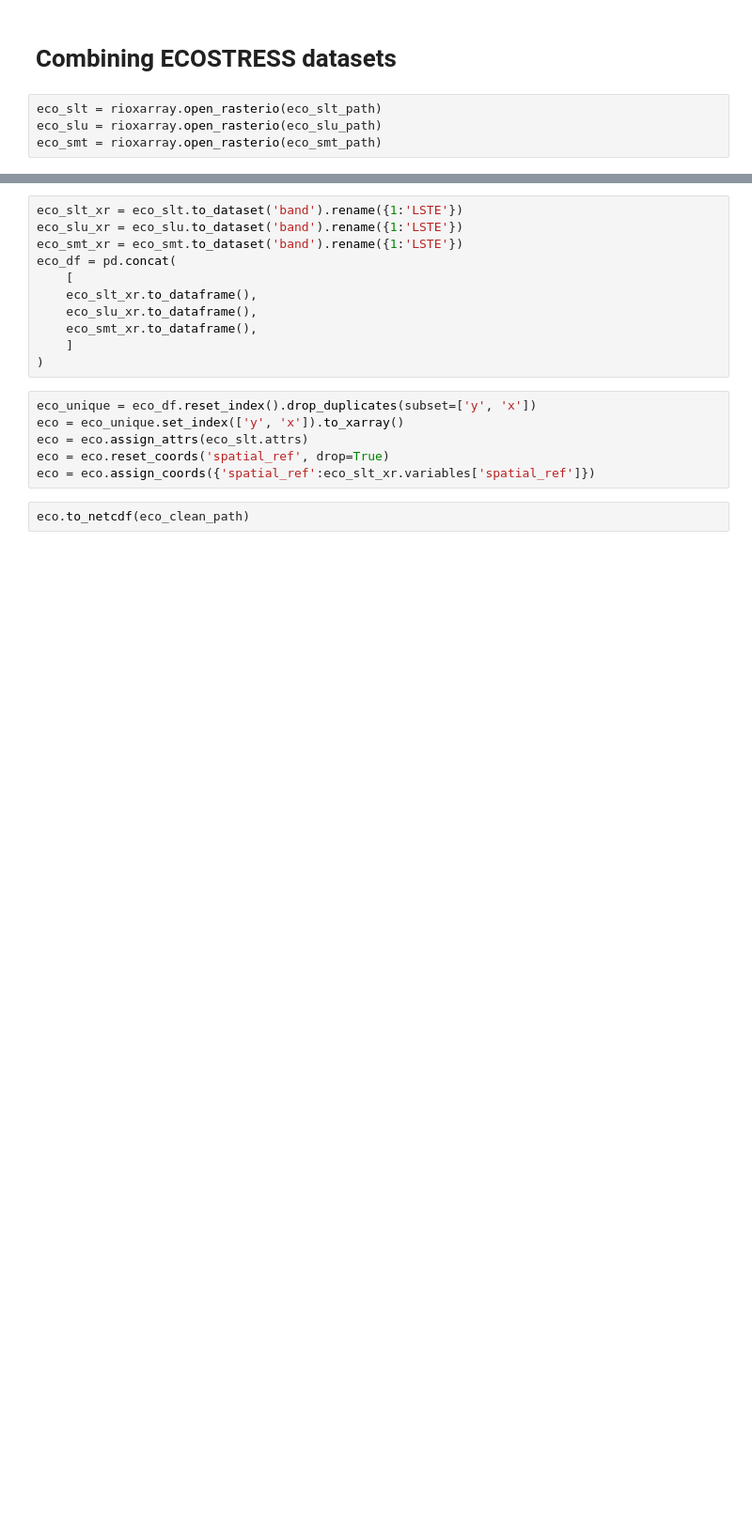
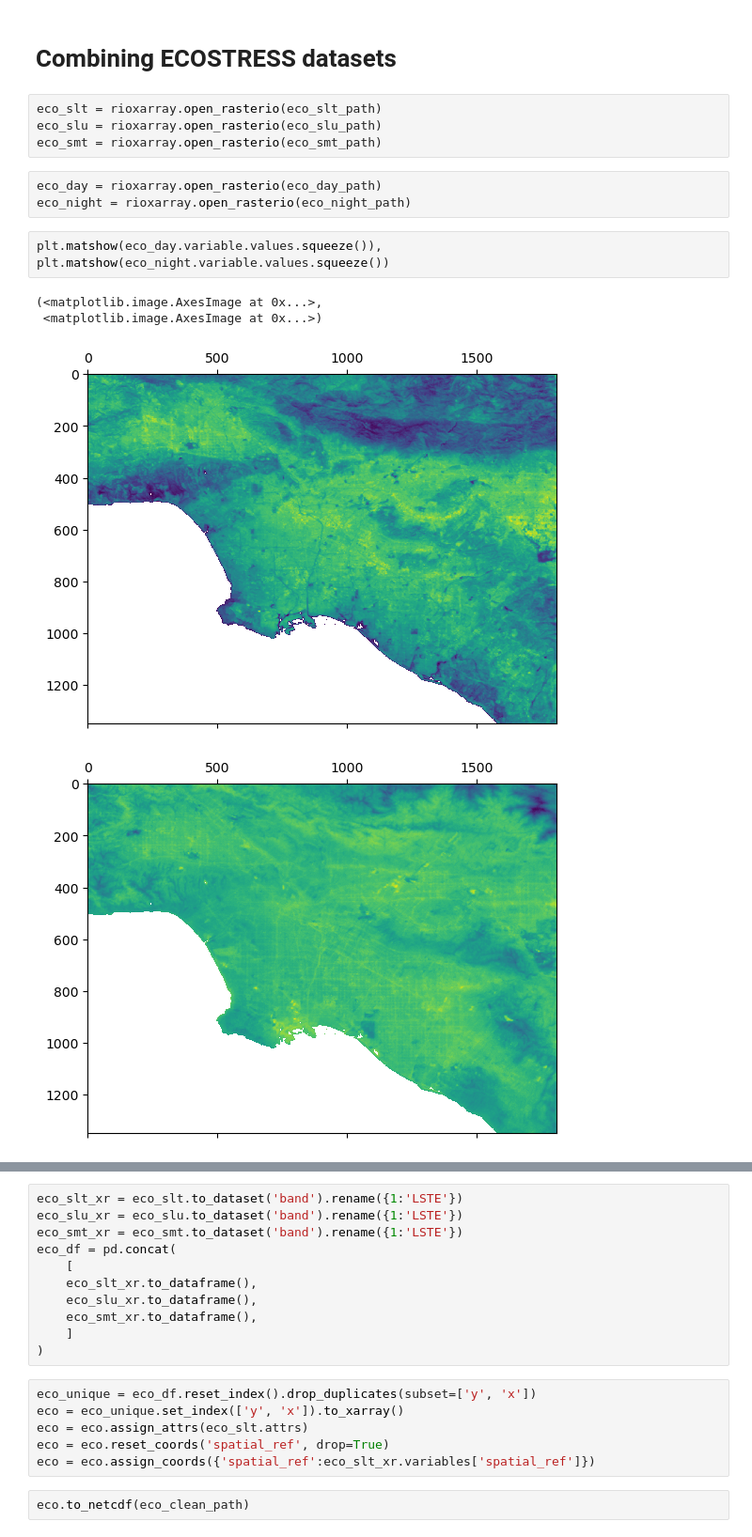
Before and after one commit to DannyCollinson/EMIT-ECOSTRESS, a Jupyter notebook: data_prep/Data_Matching.ipynb, the cells around one changed output, grey strips where cells are left out. Shown at 94% size. Drawn from its saved outputs; the diff is of its cells as text; blank space fills up the shorter version.

```diff
--- a/data_prep/Data_Matching.ipynb
+++ b/data_prep/Data_Matching.ipynb
@@ -224,3 +283,13 @@ plt.matshow(elev2)
 eco_slt = rioxarray.open_rasterio(eco_slt_path)
 eco_slu = rioxarray.open_rasterio(eco_slu_path)
 eco_smt = rioxarray.open_rasterio(eco_smt_path)
+# %%
+eco_day = rioxarray.open_rasterio(eco_day_path)
+eco_night = rioxarray.open_rasterio(eco_night_path)
+# %%
+plt.matshow(eco_day.variable.values.squeeze()), plt.matshow(eco_night.variable.values.squeeze())
+# %% [output]
+(<matplotlib.image.AxesImage at 0x...>,
+ <matplotlib.image.AxesImage at 0x...>)
+[figure, added]
+[figure, added]
```
Also changed, not shown: parts of 15 cells of this notebook, 2 other files.
